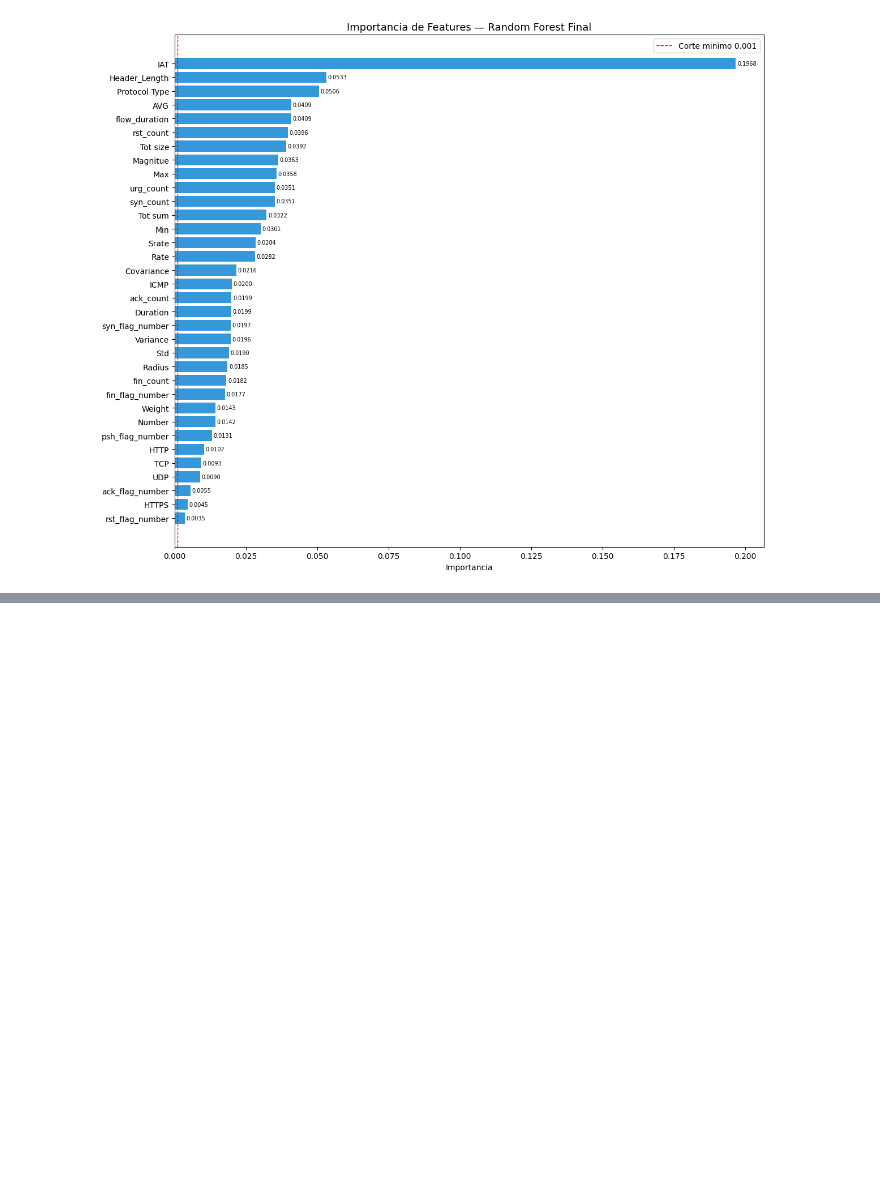
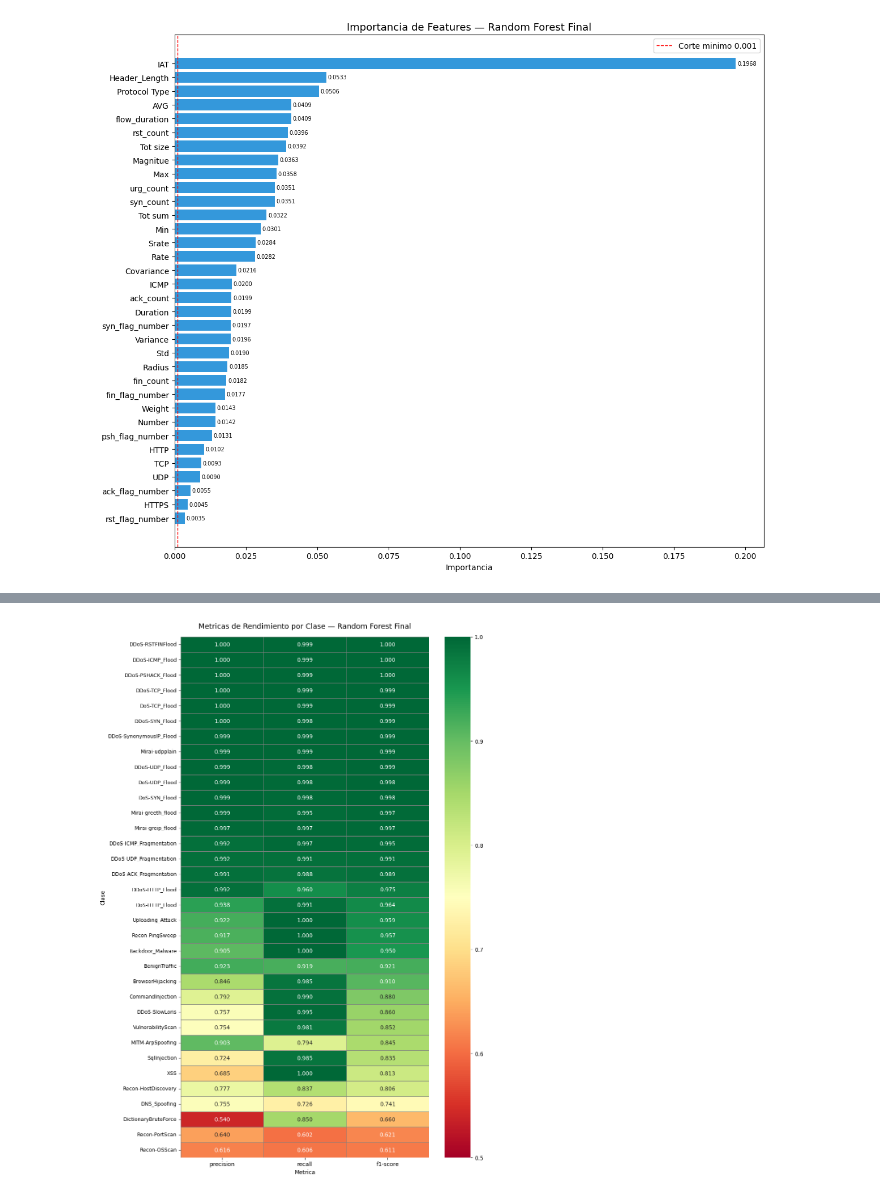
Before and after one commit to xtsebas/iot-intrusion-detection-ml, a Jupyter notebook: notebooks/05_model_implementation.ipynb, the cells around one changed output, grey strips where cells are left out. Drawn from its saved outputs; the diff is of its cells as text; code cells hidden in the pictures; blank space fills up the shorter version.

Commit message:
classification report with model

```diff
--- a/notebooks/05_model_implementation.ipynb
+++ b/notebooks/05_model_implementation.ipynb
@@ -402,0 +405,13 @@ plt.show()
+# %%
+from sklearn.metrics import accuracy_score
+
+report = classification_report(y_test, y_pred_final, target_names=le.classes_, output_dict=True)
+df_report = pd.DataFrame(report).T.iloc[:-3]
+
+df_report = df_report[['precision', 'recall', 'f1-score', 'support']].round(4)
+df_report['support'] = df_report['support'].astype(int)
+df_report = df_report.sort_values('f1-score', ascending=False)
+
+print(f'Accuracy general: {accuracy_score(y_test, y_pred_final):.4f}')
+print()
+display(df_report)
@@ -402,0 +437,19 @@ plt.show()
+# %%
+fig, ax = plt.subplots(figsize=(10, 14))
+
+heatmap_data = df_report[['precision', 'recall', 'f1-score']]
+
+sns.heatmap(heatmap_data, annot=True, fmt='.3f', cmap='RdYlGn',
+            vmin=0.5, vmax=1.0, ax=ax,
+            linewidths=0.5, linecolor='gray')
+
+ax.set_title('Metricas de Rendimiento por Clase — Random Forest Final', fontsize=13, pad=15)
+ax.set_xlabel('Metrica')
+ax.set_ylabel('Clase')
+ax.tick_params(axis='y', labelsize=9)
+
+plt.tight_layout()
+plt.savefig(f'{DRIVE_PATH}metrics_heatmap.png', bbox_inches='tight', dpi=150)
+plt.show()
+# %% [output]
+[figure, added]
```
Also changed, not shown: parts of 2 cells of this notebook.
